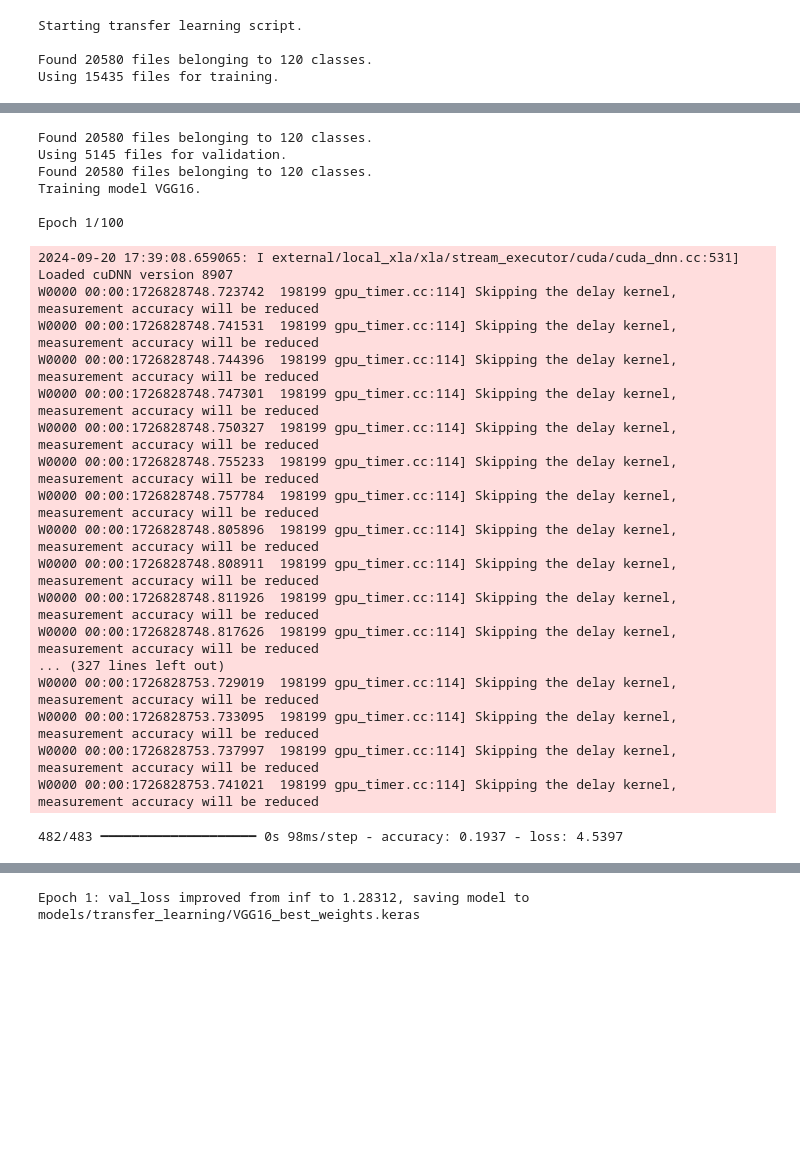
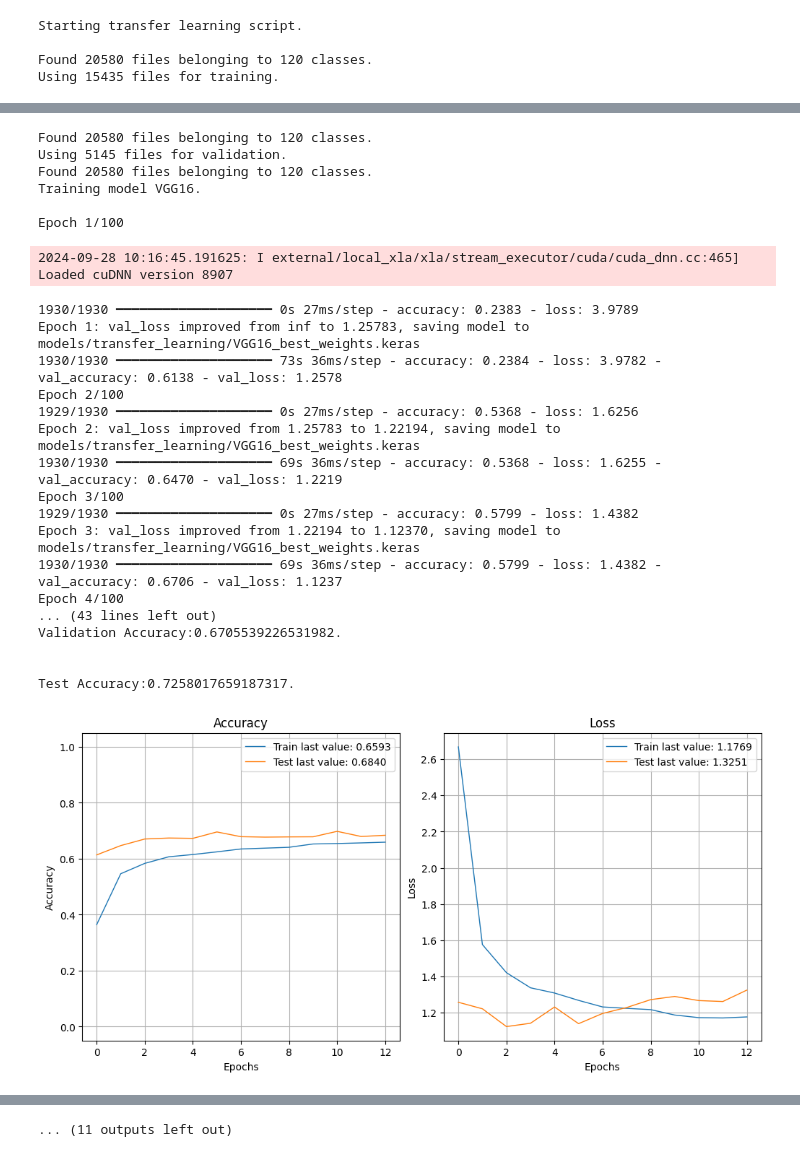
Before and after one commit to xbarrelet/ml-project-6, a Jupyter notebook: Barrelet_Xavier_3_model_transfer_learning_092024.ipynb, the cells around one changed output, grey strips where cells are left out. Drawn from its saved outputs; the diff is of its cells as text; code cells hidden in the pictures; blank space fills up the shorter version.

```diff
--- a/Barrelet_Xavier_3_model_transfer_learning_092024.ipynb
+++ b/Barrelet_Xavier_3_model_transfer_learning_092024.ipynb
@@ -33,7 +30,7 @@ def remove_last_generated_models():
     shutil.rmtree(MODELS_PATH, ignore_errors=True)
     os.makedirs(MODELS_PATH)
 # %%
-def get_dataset(path, image_size, validation_split=0.0, data_type=None):
+def get_dataset(path, batch_size, image_size, validation_split=0.0, data_type=None):
     return image_dataset_from_directory(
         path,
         labels='inferred',
@@ -47,15 +44,19 @@ def get_dataset(path, image_size, validation_split=0.0, data_type=None):
     )
 # %%
 def create_model(image_size, base_model):
+    input_shape = image_size + (3,)
+
     for layer in base_model.layers:
         layer.trainable = False
 
     data_augmentation_layers = Sequential([
-        layers.RandomFlip("horizontal", input_shape=image_size + (3,)),
+        layers.RandomFlip("horizontal"),
         layers.RandomRotation(0.1)
     ])
 
     model = Sequential([
+        Input(shape=input_shape),
+
         # Data augmentation
         data_augmentation_layers,
 
@@ -83,29 +84,24 @@ def create_model(image_size, base_model):
 # %%
 def get_base_model(base_model, image_size):
     input_shape = image_size + (3,)
-    preprocessing_input = keras.layers.Input([224, 224, 3])
+    preprocessing_input = Input(shape=input_shape)
 
     match base_model:
         case "VGG16":
-            return (VGG16(include_top=False, weights="imagenet", input_shape=input_shape,
-                          input_tensor=keras.applications.vgg16.preprocess_input(preprocessing_input)))
+            return (VGG16(include_top=False, weights="imagenet", input_tensor=keras.applications.vgg16.preprocess_input(preprocessing_input)))
         case "Xception":
-            return (Xception(include_top=False, weights="imagenet", input_shape=input_shape,
-                             input_tensor=keras.applications.xception.preprocess_input(preprocessing_input)))
+            return (Xception(include_top=False, weights="imagenet", input_tensor=keras.applications.xception.preprocess_input(preprocessing_input)))
         case "ResNet50V2":
-            return (ResNet50V2(include_top=False, weights="imagenet", input_shape=input_shape,
-                               input_tensor=keras.applications.resnet_v2.preprocess_input(preprocessing_input)))
+            return (ResNet50V2(include_top=False, weights="imagenet", input_tensor=keras.applications.resnet_v2.preprocess_input(preprocessing_input)))
         case "InceptionResNetV2":
-            return (InceptionResNetV2(include_top=False, weights="imagenet", input_shape=input_shape,
-                                      input_tensor=keras.applications.inception_resnet_v2.preprocess_input(
-                                          preprocessing_input)))
+            return (InceptionResNetV2(include_top=False, weights="imagenet", input_tensor=keras.applications.inception_resnet_v2.preprocess_input(preprocessing_input)))
+
         case "EfficientNetV2L":
             # The preprocessing logic has been included in the EfficientNetV2 model implementation.
-            return EfficientNetV2L(include_top=False, weights="imagenet", input_shape=input_shape)
-
+            return EfficientNetV2L(include_top=False, weights="imagenet")
         case "ConvNeXtXLarge":
             # The preprocessing logic has been included in the convnext model implementation.
-            return ConvNeXtXLarge(include_top=False, weights="imagenet", input_shape=input_shape)
+            return ConvNeXtXLarge(include_top=False, weights="imagenet")
 
         case _:
             return None
@@ -132,11 +128,11 @@ print("Starting transfer learning script.\n")
 remove_last_generated_models()
 
 image_size = (224, 224)
-batch_size = 32
+batch_size = 8
 
-dataset_train = get_dataset(CROPPED_IMAGES_PATH, image_size, validation_split=0.25, data_type='training')
-dataset_val = get_dataset(CROPPED_IMAGES_PATH, image_size, validation_split=0.25, data_type='validation')
-dataset_test = get_dataset(CROPPED_IMAGES_PATH, image_size, data_type=None)
+dataset_train = get_dataset(CROPPED_IMAGES_PATH, batch_size, image_size, validation_split=0.25, data_type='training')
+dataset_val = get_dataset(CROPPED_IMAGES_PATH, batch_size, image_size, validation_split=0.25, data_type='validation')
+dataset_test = get_dataset(CROPPED_IMAGES_PATH, batch_size, image_size, data_type=None)
 
 with tf.device('/gpu:0'):
     histories = []
@@ -159,7 +155,7 @@ with tf.device('/gpu:0'):
 
         checkpoint = ModelCheckpoint(model_save_path, monitor='val_loss', verbose=1, save_best_only=True,
                                      mode='min')
-        es = EarlyStopping(monitor='val_loss', mode='min', verbose=1, patience=5)
+        es = EarlyStopping(monitor='val_loss', mode='min', verbose=1, patience=10)
         callbacks_list = [checkpoint, es]
 
         fitting_start_time = time.time()
@@ -184,7 +180,7 @@ with tf.device('/gpu:0'):
         print(f"\nTest Accuracy:{test_accuracy}.\n")
 
         # For future inference
-        # model.export(f"{MODELS_PATH}/{model_name}_model.keras")
+        # model.export(f"{MODELS_PATH}/{model_name}_exported_model.keras")
 
         results.append({
             "model_name": model_name,
@@ -221,24 +216,25 @@ I0000 00:00:1726828744.179285  198060 cuda_executor.cc:1015] successful NUMA nod
 Found 20580 files belonging to 120 classes.
 Using 5145 files for validation.
 Found 20580 files belonging to 120 classes.
 Training model VGG16.
 
 Epoch 1/100
-2024-09-20 17:39:08.659065: I external/local_xla/xla/stream_executor/cuda/cuda_dnn.cc:531] Loaded cuDNN version 8907
-W0000 00:00:1726828748.723742  198199 gpu_timer.cc:114] Skipping the delay kernel, measurement accuracy will be reduced
-W0000 00:00:1726828748.741531  198199 gpu_timer.cc:114] Skipping the delay kernel, measurement accuracy will be reduced
-W0000 00:00:1726828748.744396  198199 gpu_timer.cc:114] Skipping the delay kernel, measurement accuracy will be reduced
-W0000 00:00:1726828748.747301  198199 gpu_timer.cc:114] Skipping the delay kernel, measurement accuracy will be reduced
-W0000 00:00:1726828748.750327  198199 gpu_timer.cc:114] Skipping the delay kernel, measurement accuracy will be reduced
-W0000 00:00:1726828748.755233  198199 gpu_timer.cc:114] Skipping the delay kernel, measurement accuracy will be reduced
-W0000 00:00:1726828748.757784  198199 gpu_timer.cc:114] Skipping the delay kernel, measurement accuracy will be reduced
-W0000 00:00:1726828748.805896  198199 gpu_timer.cc:114] Skipping the delay kernel, measurement accuracy will be reduced
-W0000 00:00:1726828748.808911  198199 gpu_timer.cc:114] Skipping the delay kernel, measurement accuracy will be reduced
-W0000 00:00:1726828748.811926  198199 gpu_timer.cc:114] Skipping the delay kernel, measurement accuracy will be reduced
-W0000 00:00:1726828748.817626  198199 gpu_timer.cc:114] Skipping the delay kernel, measurement accuracy will be reduced
-... (327 lines left out)
-W0000 00:00:1726828753.729019  198199 gpu_timer.cc:114] Skipping the delay kernel, measurement accuracy will be reduced
-W0000 00:00:1726828753.733095  198199 gpu_timer.cc:114] Skipping the delay kernel, measurement accuracy will be reduced
-W0000 00:00:1726828753.737997  198199 gpu_timer.cc:114] Skipping the delay kernel, measurement accuracy will be reduced
-W0000 00:00:1726828753.741021  198199 gpu_timer.cc:114] Skipping the delay kernel, measurement accuracy will be reduced
+2024-09-28 10:16:45.191625: I external/local_xla/xla/stream_executor/cuda/cuda_dnn.cc:465] Loaded cuDNN version 8907
-482/483 ━━━━━━━━━━━━━━━━━━━━ 0s 98ms/step - accuracy: 0.1937 - loss: 4.5397
+1930/1930 ━━━━━━━━━━━━━━━━━━━━ 0s 27ms/step - accuracy: 0.2383 - loss: 3.9789
+Epoch 1: val_loss improved from inf to 1.25783, saving model to models/transfer_learning/VGG16_best_weights.keras
+1930/1930 ━━━━━━━━━━━━━━━━━━━━ 73s 36ms/step - accuracy: 0.2384 - loss: 3.9782 - val_accuracy: 0.6138 - val_loss: 1.2578
+Epoch 2/100
+1929/1930 ━━━━━━━━━━━━━━━━━━━━ 0s 27ms/step - accuracy: 0.5368 - loss: 1.6256
+Epoch 2: val_loss improved from 1.25783 to 1.22194, saving model to models/transfer_learning/VGG16_best_weights.keras
+1930/1930 ━━━━━━━━━━━━━━━━━━━━ 69s 36ms/step - accuracy: 0.5368 - loss: 1.6255 - val_accuracy: 0.6470 - val_loss: 1.2219
+Epoch 3/100
+1929/1930 ━━━━━━━━━━━━━━━━━━━━ 0s 27ms/step - accuracy: 0.5799 - loss: 1.4382
+Epoch 3: val_loss improved from 1.22194 to 1.12370, saving model to models/transfer_learning/VGG16_best_weights.keras
+1930/1930 ━━━━━━━━━━━━━━━━━━━━ 69s 36ms/step - accuracy: 0.5799 - loss: 1.4382 - val_accuracy: 0.6706 - val_loss: 1.1237
+Epoch 4/100
+... (43 lines left out)
+Validation Accuracy:0.6705539226531982.
+
+
+Test Accuracy:0.7258017659187317.
+[figure, added]
@@ -280 +295 @@ W0000 00:00:1726828822.198514  198196 gpu_timer.cc:114] Skipping the delay kerne
-Epoch 1: val_loss improved from inf to 1.28312, saving model to models/transfer_learning/VGG16_best_weights.keras
+... (11 outputs left out)
```
Also changed, not shown: parts of 2 cells of this notebook, 2 other files.
